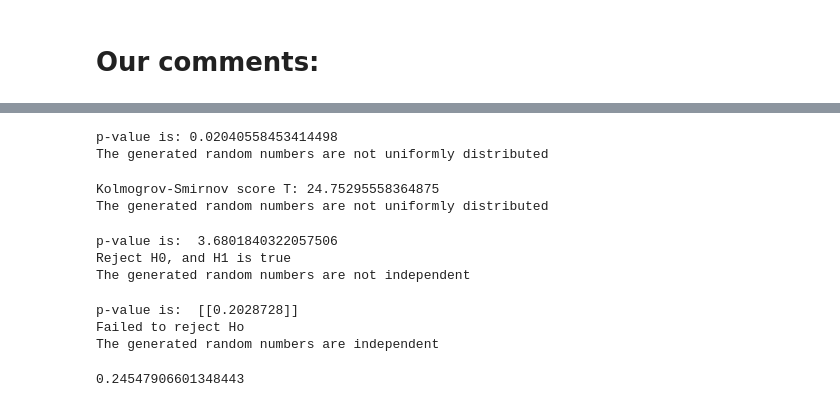
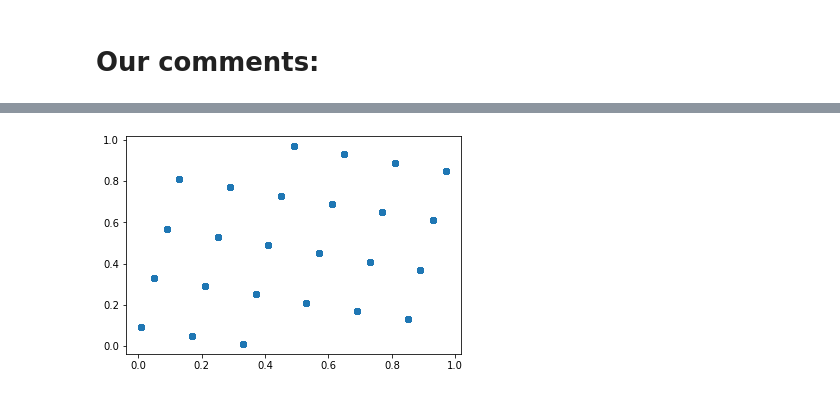
Before and after one commit to shajib004/Stotastic_simulation, a Jupyter notebook: exercise 1 .ipynb, the cells around one changed output, grey strips where cells are left out. Cells and saved outputs as stored; diff of their text form; code cells hidden in the pictures.

```diff
--- a/exercise 1 .ipynb
+++ b/exercise 1 .ipynb
@@ -245,29 +318,5 @@ plt.show()
 # %%
-plt.scatter(U2[:-1], s[1:])
+plt.scatter(U[:-1], U[1:])
 plt.show()
+# %% [output]
+[figure, added]
-# %%
-chisquare(U2, 10)
-# %% [output]
-p-value is: 0.02040558453414498
-The generated random numbers are not uniformly distributed
-# %%
-KStest(U2)
-# %% [output]
-Kolmogrov-Smirnov score T: 24.75295558364875
-The generated random numbers are not uniformly distributed
-# %%
-Run_Test_I(U2)
-# %% [output]
-p-value is:  3.6801840322057506
-Reject H0, and H1 is true
-The generated random numbers are not independent
-# %%
-Run_Test_II(U2)
-# %% [output]
-p-value is:  [[0.2028728]]
-Failed to reject Ho
-The generated random numbers are independent
-# %%
-correlation_test(U2,15)
-# %% [output]
-0.24547906601348443
```
Also changed, not shown: parts of 56 cells of this notebook, 1 other file.
